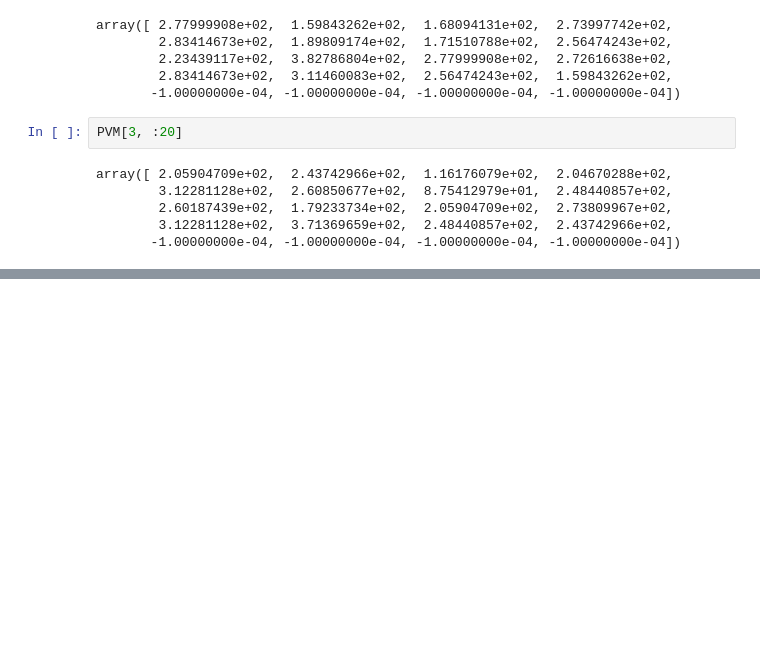
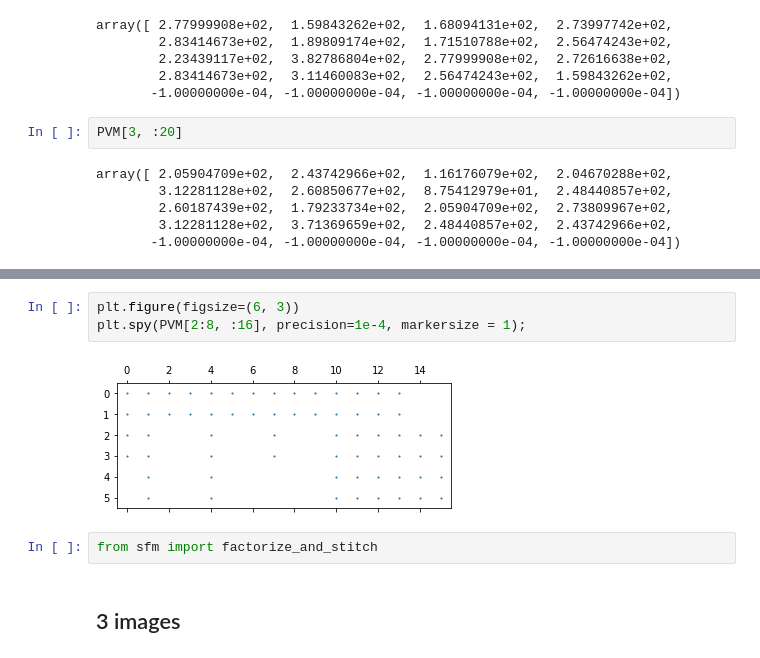
Before and after one commit to OlegBEZb/CV2_UVA_assignments, a Jupyter notebook: assignment2/src/detailed_experiments.ipynb, the cells around one changed output, grey strips where cells are left out. Drawn from its saved outputs; the diff is of its cells as text; blank space fills up the shorter version.

```diff
--- a/assignment2/src/detailed_experiments.ipynb
+++ b/assignment2/src/detailed_experiments.ipynb
@@ -446,0 +454,9 @@ array([ 2.05904709e+02,  2.43742966e+02,  1.16176079e+02,  2.04670288e+02,
+# %%
+plt.figure(figsize=(6, 3))
+plt.spy(PVM[2:8, :16], precision=1e-4, markersize = 1);
+# %% [output]
+[figure, added]
+# %%
+from sfm import factorize_and_stitch
+# %% [markdown]
+## 3 images
```
Also changed, not shown: parts of 14 cells of this notebook, 1 other file.
